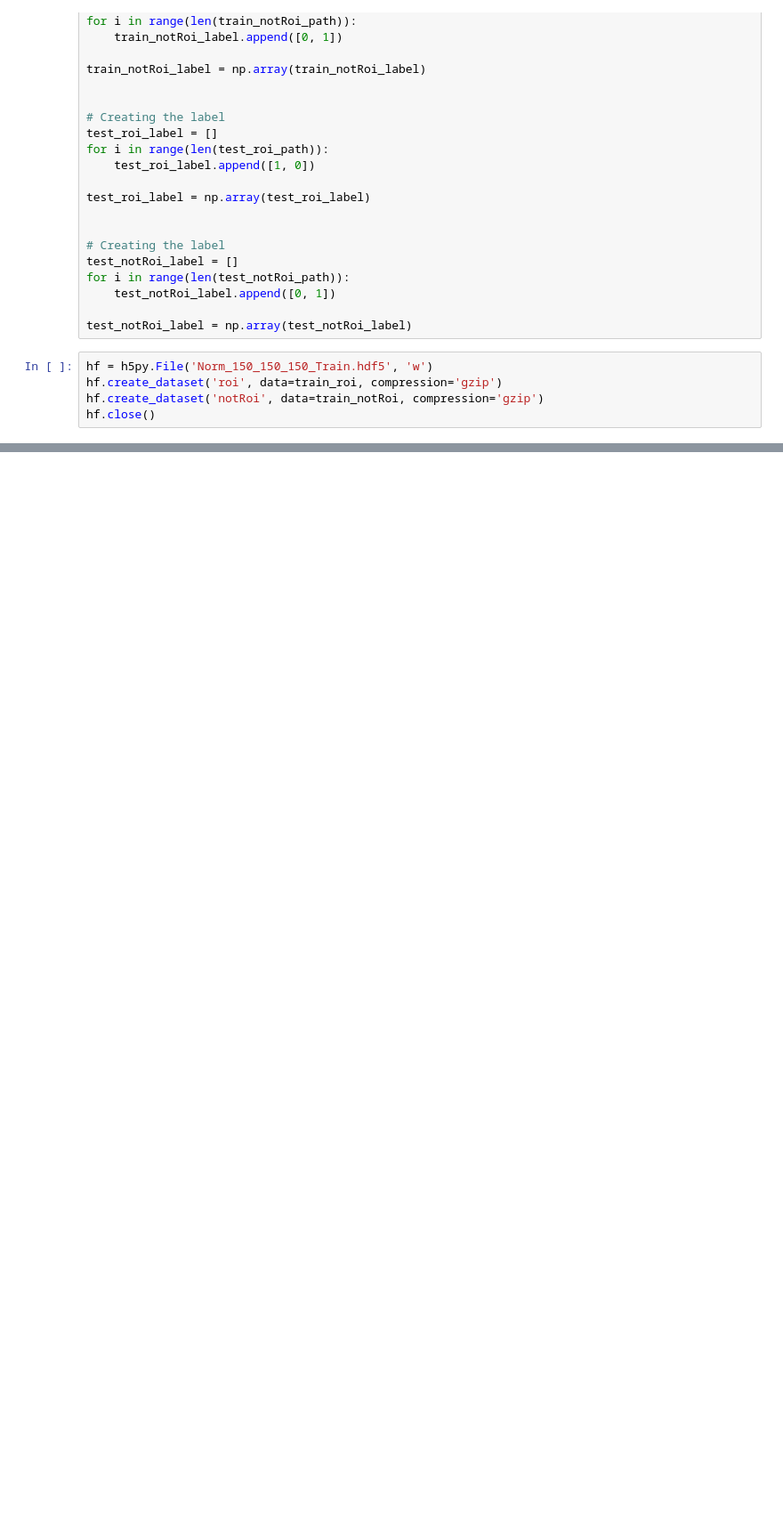
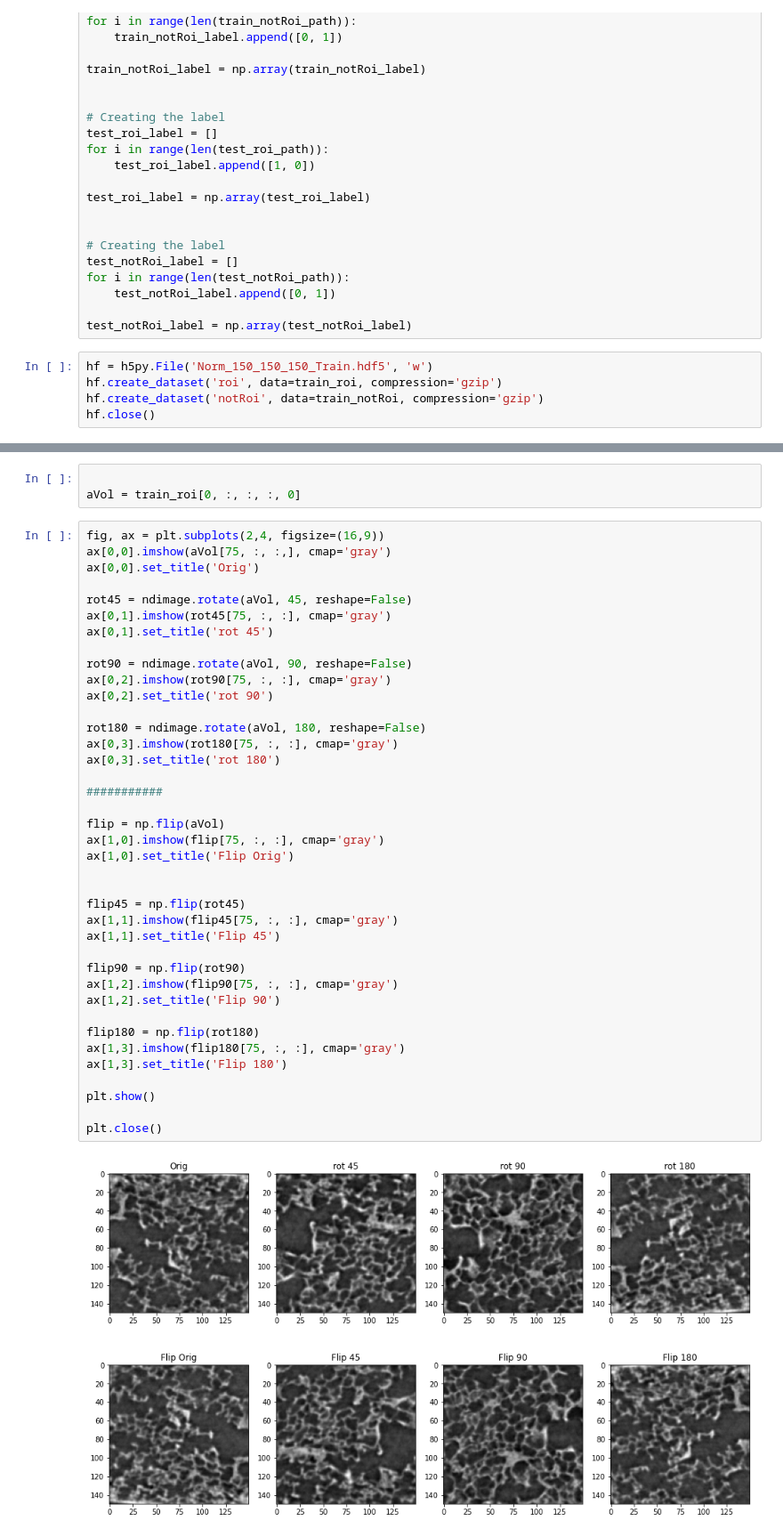
Before and after one commit to mrahmansagar/roiClassifier, a Jupyter notebook: data_preprocessing.ipynb, the cells around one changed output, grey strips where cells are left out. Shown: that part at 89% size. Cells and saved outputs as stored; diff of their text form; blank space fills up the shorter version.

Commit message:
Data Augmentation with rotate and flip and saved as hdf5 file

```diff
--- a/data_preprocessing.ipynb
+++ b/data_preprocessing.ipynb
@@ -143,0 +149,44 @@ hf.close()
+# %%
+
+aVol = train_roi[0, :, :, :, 0]
+# %%
+fig, ax = plt.subplots(2,4, figsize=(16,9))
+ax[0,0].imshow(aVol[75, :, :,], cmap='gray')
+ax[0,0].set_title('Orig')
+
+rot45 = ndimage.rotate(aVol, 45, reshape=False)
+ax[0,1].imshow(rot45[75, :, :], cmap='gray')
+ax[0,1].set_title('rot 45')
+
+rot90 = ndimage.rotate(aVol, 90, reshape=False)
+ax[0,2].imshow(rot90[75, :, :], cmap='gray')
+ax[0,2].set_title('rot 90')
+
+rot180 = ndimage.rotate(aVol, 180, reshape=False)
+ax[0,3].imshow(rot180[75, :, :], cmap='gray')
+ax[0,3].set_title('rot 180')
+
+###########
+
+flip = np.flip(aVol)
+ax[1,0].imshow(flip[75, :, :], cmap='gray')
+ax[1,0].set_title('Flip Orig')
+
+
+flip45 = np.flip(rot45)
+ax[1,1].imshow(flip45[75, :, :], cmap='gray')
+ax[1,1].set_title('Flip 45')
+
+flip90 = np.flip(rot90)
+ax[1,2].imshow(flip90[75, :, :], cmap='gray')
+ax[1,2].set_title('Flip 90')
+
+flip180 = np.flip(rot180)
+ax[1,3].imshow(flip180[75, :, :], cmap='gray')
+ax[1,3].set_title('Flip 180')
+
+plt.show()
+
+plt.close()
+# %% [output]
+[figure, added]
```
Also changed, not shown: parts of 17 cells of this notebook.
